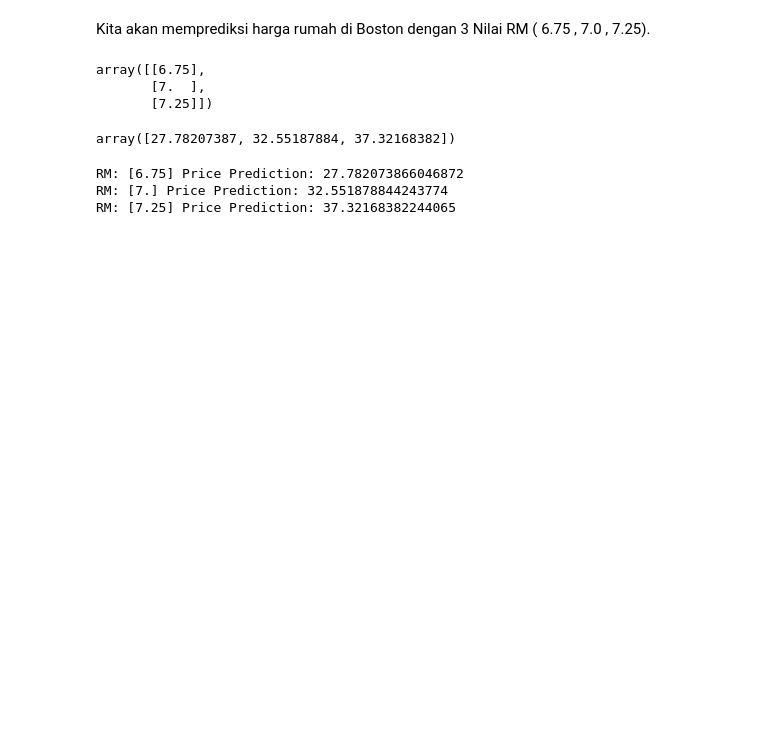
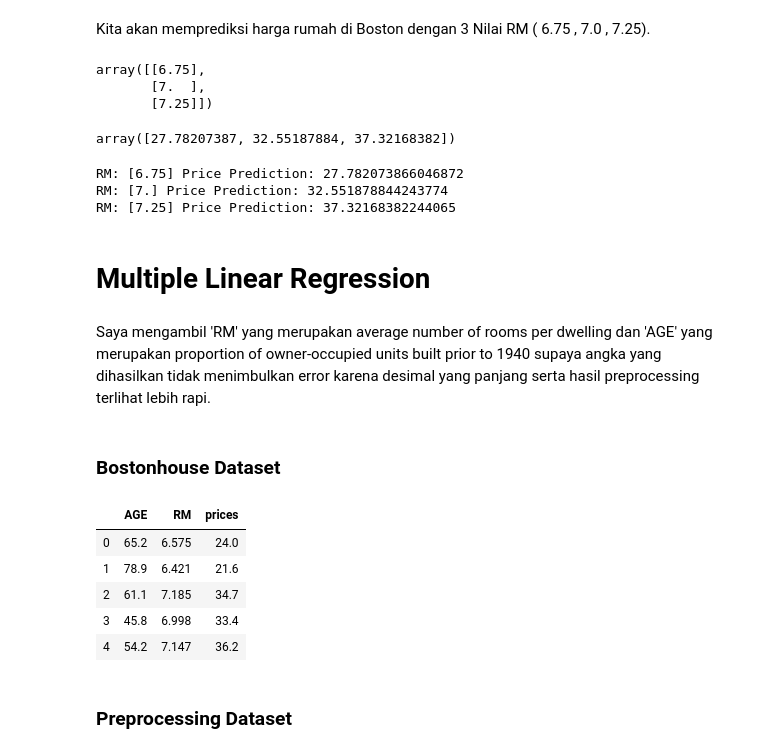
Before and after one commit to Herrscher-of-Freedom/Data-Science, a Jupyter notebook: UTS.ipynb, the cells around one changed output. Drawn from its saved outputs; the diff is of its cells as text; code cells hidden in the pictures; blank space fills up the shorter version.

Commit message:
Multiple Linear Regression
Error in Predicting

```diff
--- a/UTS.ipynb
+++ b/UTS.ipynb
@@ -293,3 +294,27 @@ for rm, price in zip(RM_boston, price_predict):
 RM: [6.75] Price Prediction: 27.782073866046872
 RM: [7.] Price Prediction: 32.551878844243774
 RM: [7.25] Price Prediction: 37.32168382244065
+# %% [markdown]
+# Multiple Linear Regression
+# %% [markdown]
+Saya mengambil 'RM' yang merupakan average number of rooms per dwelling dan 'AGE' yang merupakan proportion of owner-occupied units built prior to 1940 supaya angka yang dihasilkan tidak menimbulkan error karena desimal yang panjang serta hasil preprocessing terlihat lebih rapi.
+# %% [markdown]
+### Bostonhouse Dataset
+# %%
+import pandas as pd
+
+bostonhouse = {'AGE' : [65.2,78.9,61.1,45.8,54.2],
+               'RM': [6.575,6.421,7.185,6.998,7.147],
+         'prices': [24.0, 21.6, 34.7, 33.4, 36.2]}
+
+bostonhouse_df = pd.DataFrame(bostonhouse)
+bostonhouse_df
+# %% [output]
+|  | AGE | RM | prices |
+| 0 | 65.2 | 6.575 | 24.0 |
+| 1 | 78.9 | 6.421 | 21.6 |
+| 2 | 61.1 | 7.185 | 34.7 |
+| 3 | 45.8 | 6.998 | 33.4 |
+| 4 | 54.2 | 7.147 | 36.2 |
+# %% [markdown]
+### Preprocessing Dataset
```
Also changed, not shown: parts of 13 cells of this notebook.
